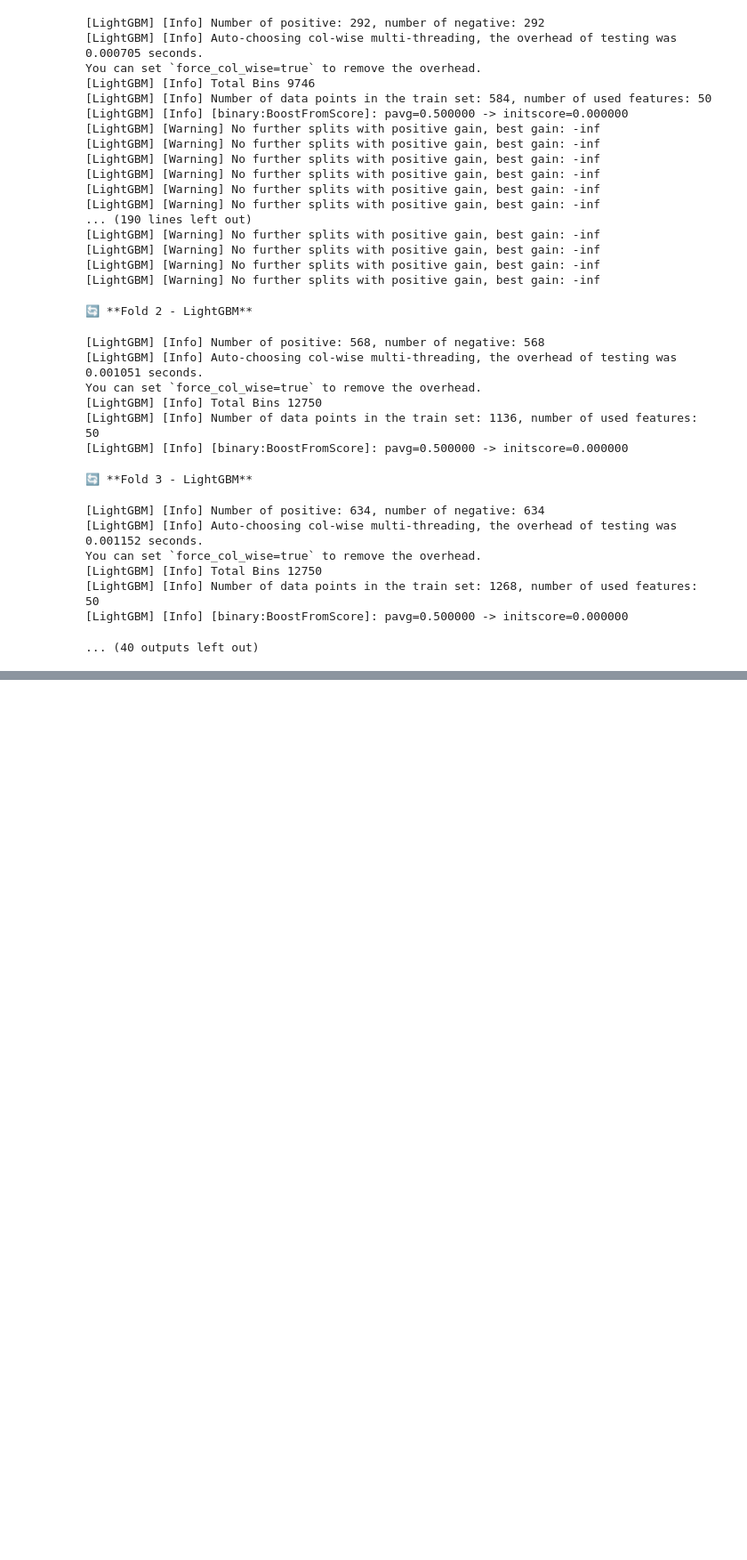
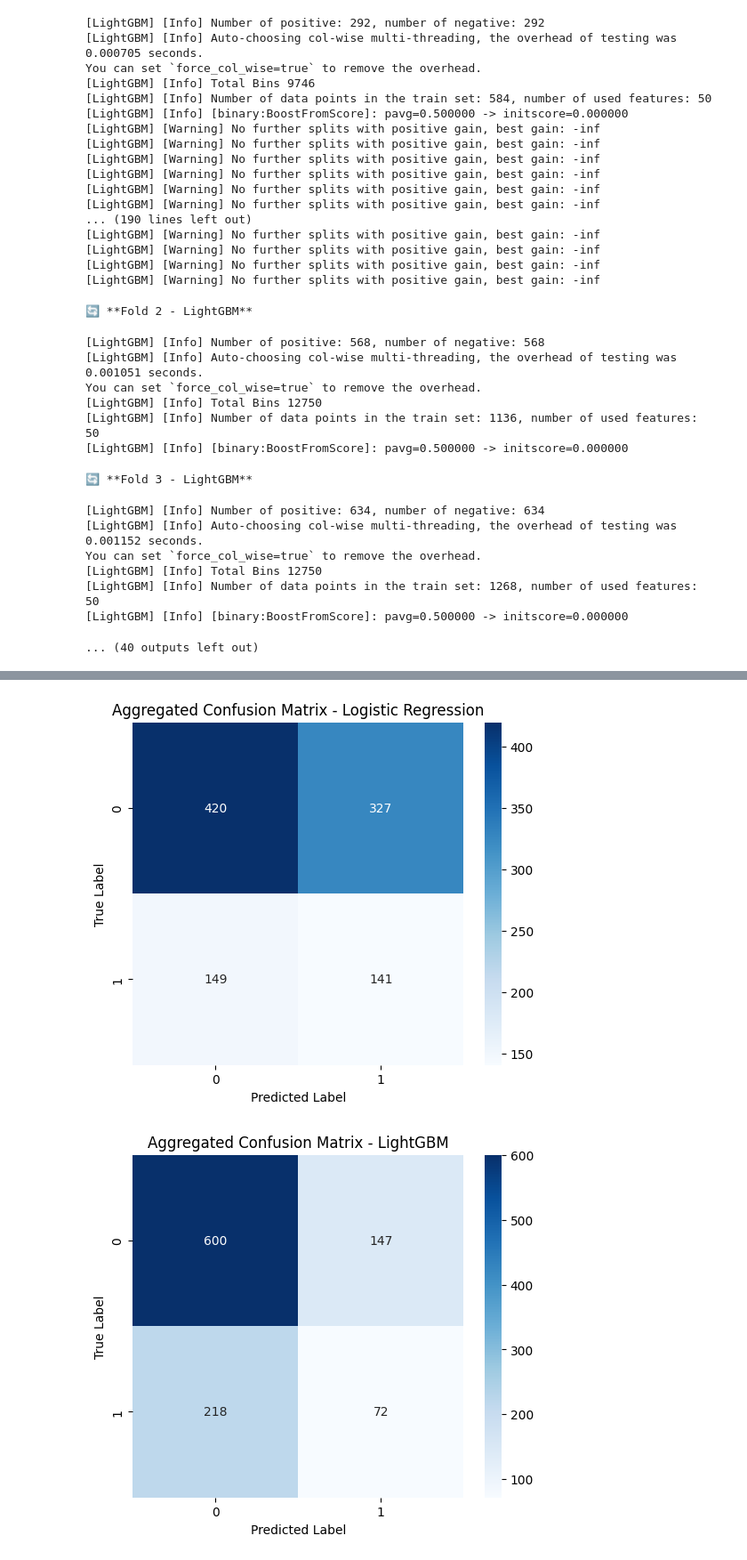
Before and after one commit to nikakoga/Bioinformatic, a Jupyter notebook: training_PCSS.ipynb, the cells around one changed output, grey strips where cells are left out. Shown at 89% size. Drawn from its saved outputs; the diff is of its cells as text; code cells hidden in the pictures; blank space fills up the shorter version.

```diff
--- a/training_PCSS.ipynb
+++ b/training_PCSS.ipynb
@@ -348,0 +611,19 @@ You can set `force_col_wise=true` to remove the overhead.
+# %%
+for result in validation_results:
+    model_name = result['Model']
+    cm = result['Total Confusion Matrix']
+
+    plt.figure(figsize=(6, 5))
+    sns.heatmap(
+        cm,
+        annot=True,
+        fmt='d',
+        cmap='Blues'
+    )
+    plt.title(f'Aggregated Confusion Matrix - {model_name}')
+    plt.xlabel('Predicted Label')
+    plt.ylabel('True Label')
+    plt.show()
+# %% [output]
+[figure, added]
+[figure, added]
```
Also changed, not shown: parts of 8 cells of this notebook.
